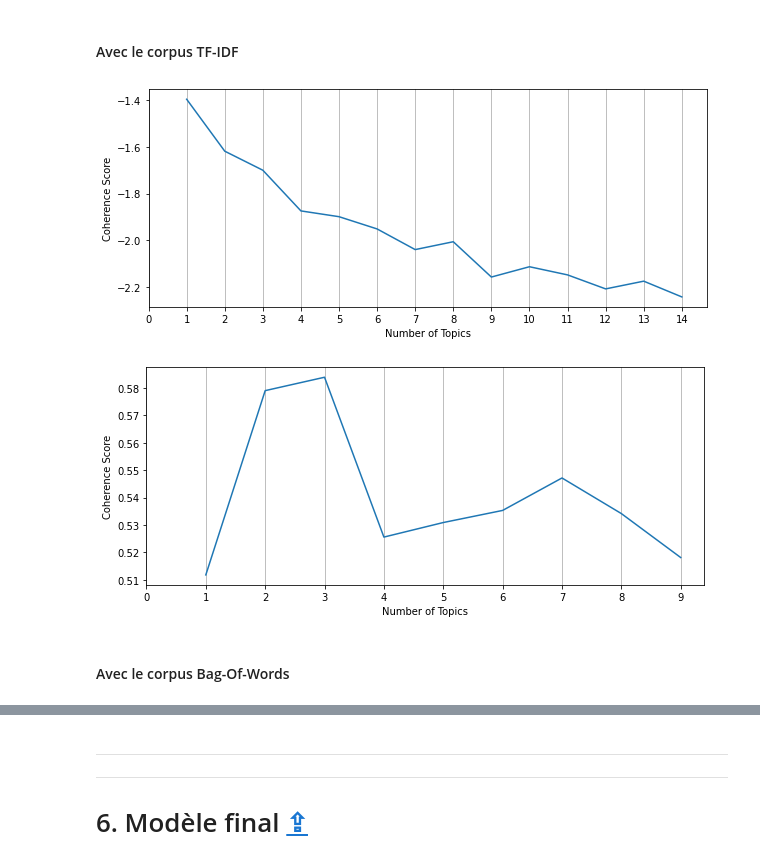
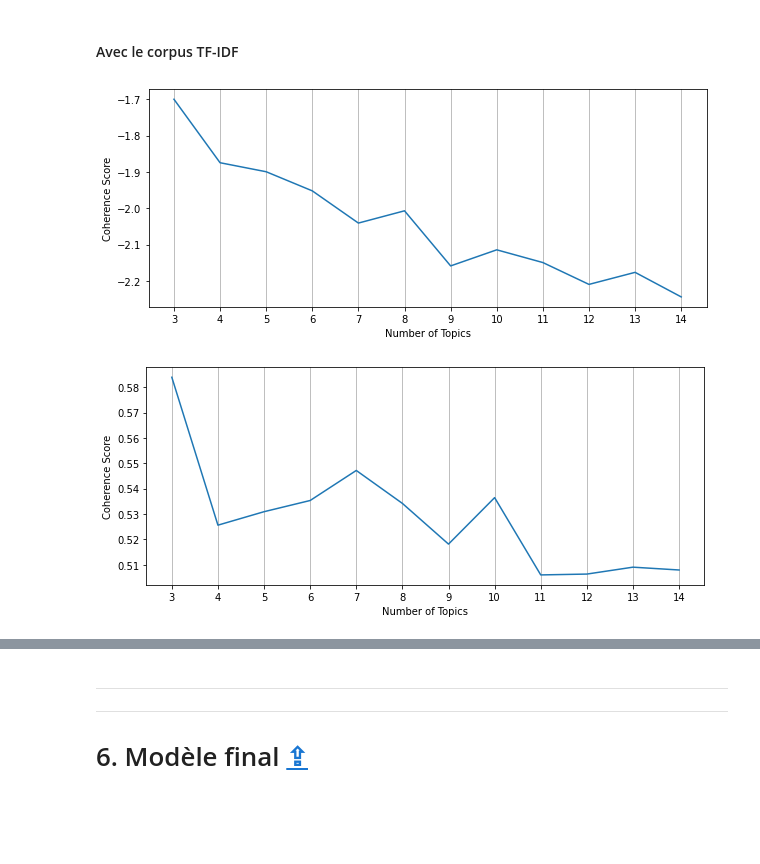
Before and after one commit to Valkea/OC_AI_06, a Jupyter notebook: 01_EDA.ipynb, the cells around one changed output, grey strips where cells are left out. Drawn from its saved outputs; the diff is of its cells as text; code cells hidden in the pictures; blank space fills up the shorter version.

```diff
--- a/01_EDA.ipynb
+++ b/01_EDA.ipynb
@@ -1035,0 +1026,8 @@ nmf = Nmf(corpus_tfidf, num_topics=10)
+# %%
+score = []
+min_topics = 3
+max_topics = 15
+for i in tqdm(range(min_topics,max_topics,1)):
+    nmf_model = Nmf(corpus=corpus_bow, num_topics=i, id2word=dictionary, passes=10, random_state=random_seed)
+    cm = CoherenceModel(model=nmf_model, corpus=corpus_bow, dictionary=dictionary, coherence='u_mass')
+    score.append(cm.get_coherence())
@@ -1035,0 +1038,8 @@ nmf = Nmf(corpus_tfidf, num_topics=10)
+# %%
+score = []
+min_topics = 3
+max_topics = 15
+for i in tqdm(range(min_topics,max_topics,1)):
+    nmf_model = Nmf(corpus=corpus_bow, num_topics=i, id2word=dictionary, passes=10, random_state=random_seed)
+    cm = CoherenceModel(model=nmf_model, texts = data_bad_reviews['lemmas'], dictionary=dictionary, coherence='c_v')
+    score.append(cm.get_coherence())
@@ -1037,26 +1051,26 @@ nmf = Nmf(corpus_tfidf, num_topics=10)
 #### Avec le corpus TF-IDF
 # %%
 score = []
+min_topics = 3
 max_topics = 15
-for i in tqdm(range(1,max_topics,1)):
+for i in tqdm(range(min_topics,max_topics,1)):
     nmf_model = Nmf(corpus=corpus_tfidf, num_topics=i, id2word=dictionary, passes=10, random_state=random_seed)
     #nmf_model = Nmf(corpus=corpus_tfidf, num_topics=i, passes=10, random_state=random_seed)
     cm = CoherenceModel(model=nmf_model, corpus=corpus_tfidf, dictionary=dictionary, coherence='u_mass')
     score.append(cm.get_coherence())
 # %%
-plot_coherence(score, max_topics)
+plot_coherence(score, max_topics, min_topics)
 # %% [output]
-[figure, old version]
+[figure, new version]
 # %%
 score = []
+min_topics = 3
 max_topics = 15
-for i in tqdm(range(1,max_topics,1)):
+for i in tqdm(range(min_topics, max_topics,1)):
     nmf_model = Nmf(corpus=corpus_tfidf, num_topics=i, id2word=dictionary, passes=10, random_state=random_seed)
     cm = CoherenceModel(model=nmf_model, texts = data_bad_reviews['lemmas'], dictionary=dictionary, coherence='c_v')
     score.append(cm.get_coherence())
 # %%
-plot_coherence(score, max_topics)
+plot_coherence(score, max_topics, min_topics)
 # %% [output]
-[figure, old version]
+[figure, new version]
-# %% [markdown]
-#### Avec le corpus Bag-Of-Words
```
Also changed, not shown: parts of 40 cells of this notebook, 1 other file.
